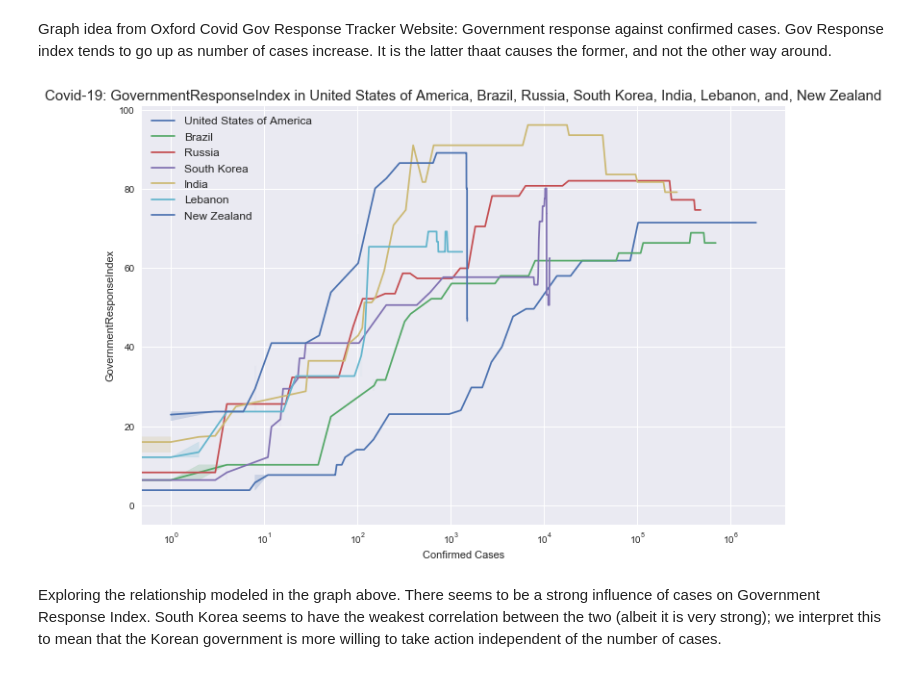
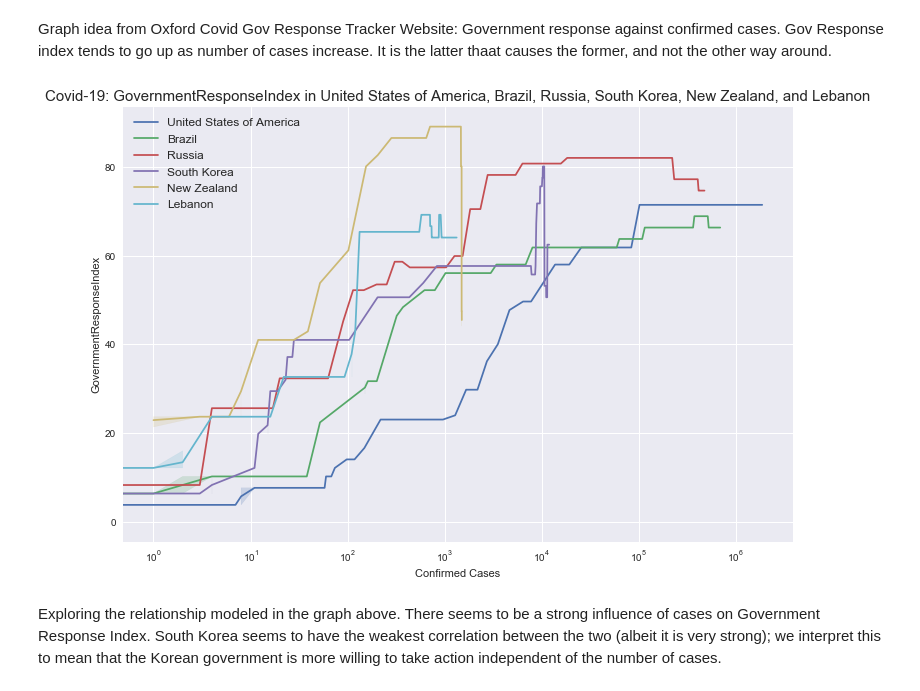
Before and after one commit to rceid/ML_Covid, a Jupyter notebook: scripts/covid_dataset.ipynb, the cells around one changed output. Saved outputs shown, nothing was run; the diff lists cells and outputs as text; code cells hidden in the pictures.

```diff
--- a/scripts/covid_dataset.ipynb
+++ b/scripts/covid_dataset.ipynb
@@ -264,9 +260,9 @@ def plot_stats(df, metric, *countries, x_var='Days Elapsed Since First Case',
         label = list(countries)
         label = countries[0] + ' and ' + countries[1]
     elif len(countries) > 2:
-        label = list(countries)
+        label = ', '.join(list(countries)).split()
         label.insert(-1, 'and')
-        label = ', '.join(label)
+        label = ' '.join(label)
     for c in countries:
         country = df[df['Country'] == c]
         pop = 1
@@ -275,7 +271,7 @@ def plot_stats(df, metric, *countries, x_var='Days Elapsed Since First Case',
         g = sns.lineplot(x=country[x_var], y=country[metric] / pop,  ax=ax)
         if y_log_scale:
             ax.set_yscale('log')
-        #stringency_label +='Stringency Index {}: {}\n'.format(c, stringency_dict[c])
+        stringency_label +='Stringency Index {}: {}\n'.format(c, stringency_dict[c])
     if y_log_scale:
         metric = 'Log ' + metric
     if x_log_scale:
@@ -289,9 +285,13 @@ def plot_stats(df, metric, *countries, x_var='Days Elapsed Since First Case',
     plt.title(label='Covid-19: {} in {}'.format(metric, label), fontsize=15)
     plt.legend(countries, prop={'size': 12})
     if save_output:
-        plt.savefig('.\\..\\visualizations\\{}: {}.png'.format(label, metric))
+        plt.savefig('.\\..\\visualizations\\{} {}.png'.format(label, metric))
     props = dict(boxstyle='round', facecolor='white', alpha=0.5)
     if annotate:
-        ax.text(0.005, 0.95 - len(countries) * 0.06, stringency_label[:-1], transform=ax.transAxes, fontsize=11, bbox=props)
+        if len(countries) > 3:
+            offset = len(countries) * 0.06
+        else:
+            offset = .05
+        ax.text(0.005, 0.95 - offset, stringency_label[:-1], transform=ax.transAxes, fontsize=11, bbox=props)
     plt.show()
 # %% [markdown]
@@ -321,10 +321,10 @@ Graph idea from Oxford Covid Gov Response Tracker Website: Government response a
 Gov Response index tends to go up as number of cases increase. It is the latter thaat causes the former, and not the other way around.
 # %%
 plot_stats(countries, 'GovernmentResponseIndex',
-           'United States of America', 'Brazil', 'Russia', 'South Korea', 'India', 'Lebanon', 'New Zealand',
-           x_var='Confirmed Cases', y_log_scale=False, x_log_scale=True, annotate=False)
+           'United States of America', 'Brazil', 'Russia', 'South Korea', 'New Zealand', 'Lebanon',
+           x_var='Confirmed Cases', y_log_scale=False, x_log_scale=True, annotate=False, save_output=True)
 # %% [output]
-[figure, old version]
+[figure, new version]
 # %% [markdown]
 Exploring the relationship modeled in the graph above. There seems to be a strong influence of cases on Government Response Index.
 South Korea seems to have the weakest correlation between the two (albeit it is very strong); we interpret this to mean that the Korean government is more willing to take action independent of the number of cases.
```
Also changed, not shown: parts of 14 cells of this notebook, 5 other files.
